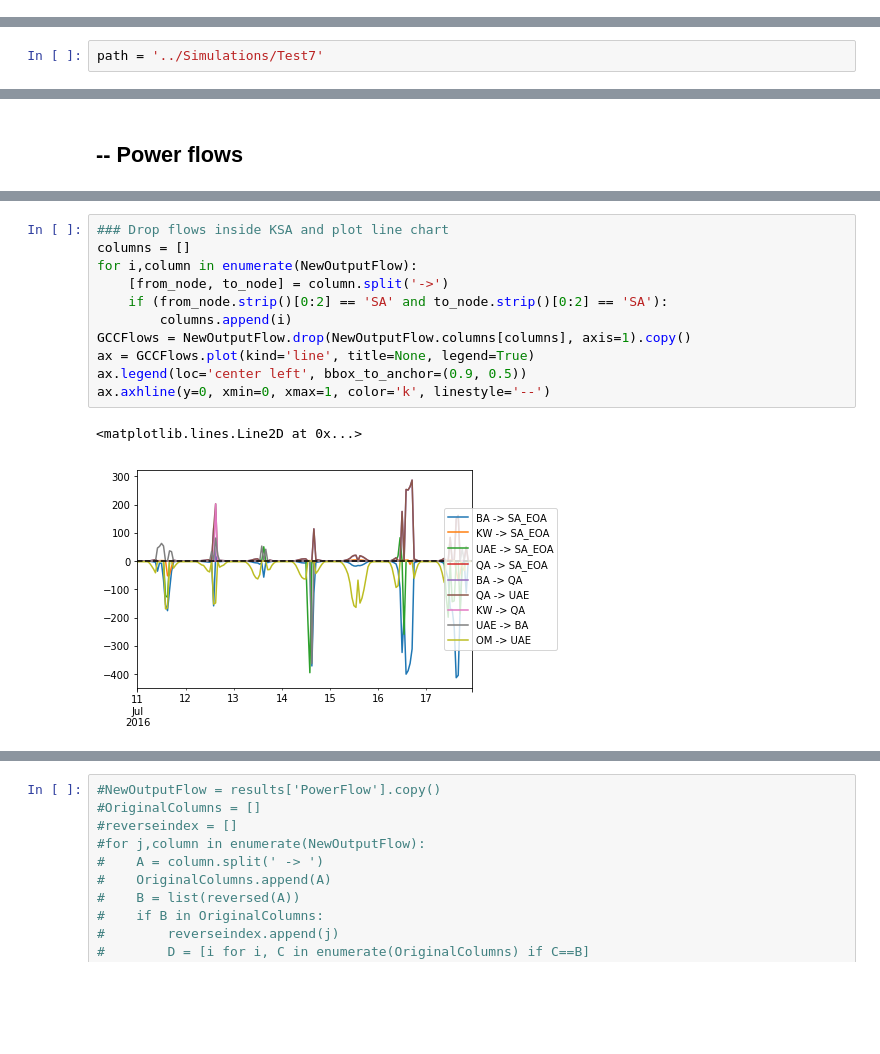
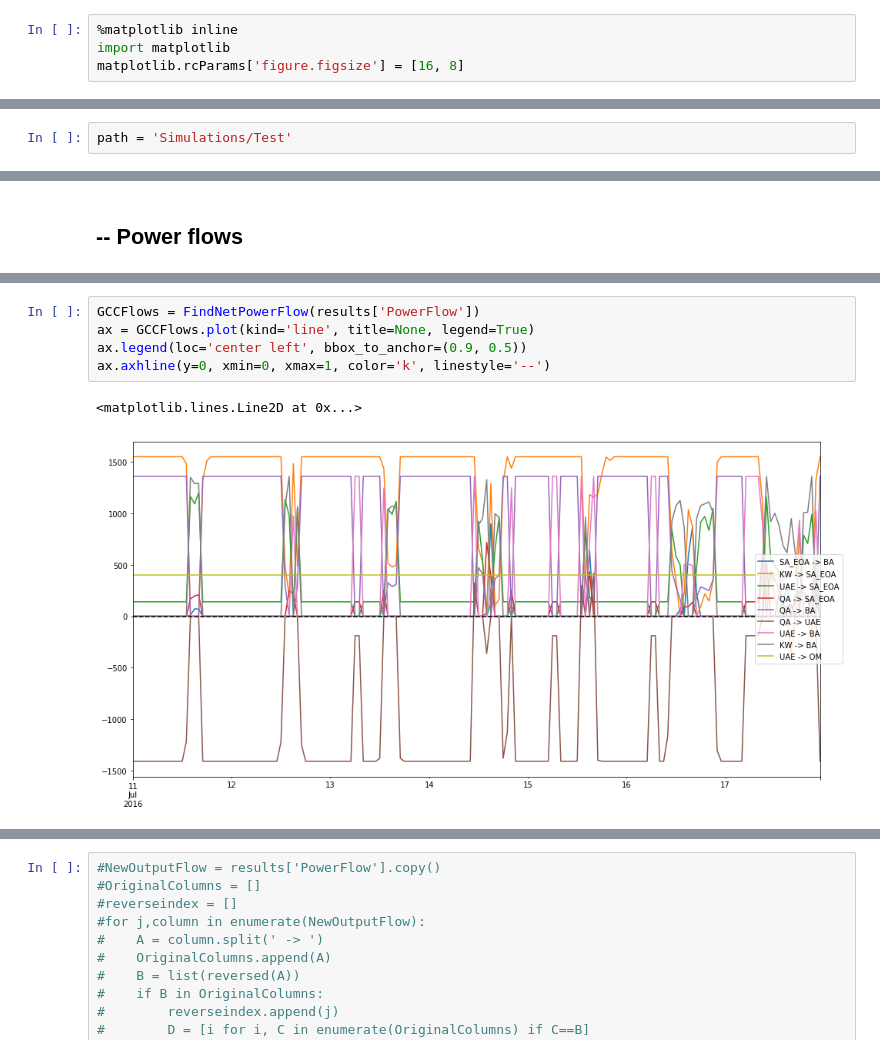
Before and after one commit to AbdullahAlawad/Dispa-SET, a Jupyter notebook: scripts/Read_results.ipynb, the cells around one changed output, grey strips where cells are left out. Cells and saved outputs as stored; diff of their text form; blank space fills up the shorter version.

```diff
--- a/scripts/Read_results.ipynb
+++ b/scripts/Read_results.ipynb
@@ -17,0 +29,4 @@ import dispaset as ds
+# %%
+%matplotlib inline
+import matplotlib
+matplotlib.rcParams['figure.figsize'] = [16, 8]
@@ -40,7 +214,7 @@ np.set_printoptions(threshold=1000)   #default 1000 (np.inf)
 # %% [markdown]
 The folder must contain the simulatin inputs (written by the pre-processing tool) as wall as the simulation results (Results.gdx).
 # %%
-path = '../Simulations/Test7'
+path = 'Simulations/Test'
 # %% [markdown]
 ### Load the inputs and the results of the simulation
 # %% [markdown]
@@ -319,14 +369,8 @@ pd.DataFrame((NewOutputFlow.sum()/(1000000)),columns=['Power traded']).drop(['SA
 # %%
-### Drop flows inside KSA and plot line chart
-columns = []
-for i,column in enumerate(NewOutputFlow):
-    [from_node, to_node] = column.split('->')
-    if (from_node.strip()[0:2] == 'SA' and to_node.strip()[0:2] == 'SA'):
-        columns.append(i)
-GCCFlows = NewOutputFlow.drop(NewOutputFlow.columns[columns], axis=1).copy()
+GCCFlows = FindNetPowerFlow(results['PowerFlow'])
 ax = GCCFlows.plot(kind='line', title=None, legend=True)
 ax.legend(loc='center left', bbox_to_anchor=(0.9, 0.5))
 ax.axhline(y=0, xmin=0, xmax=1, color='k', linestyle='--')
 # %% [output]
 <matplotlib.lines.Line2D at 0x...>
-[figure, old version]
+[figure, new version]
```
Also changed, not shown: parts of 54 cells of this notebook, 11 other files.
